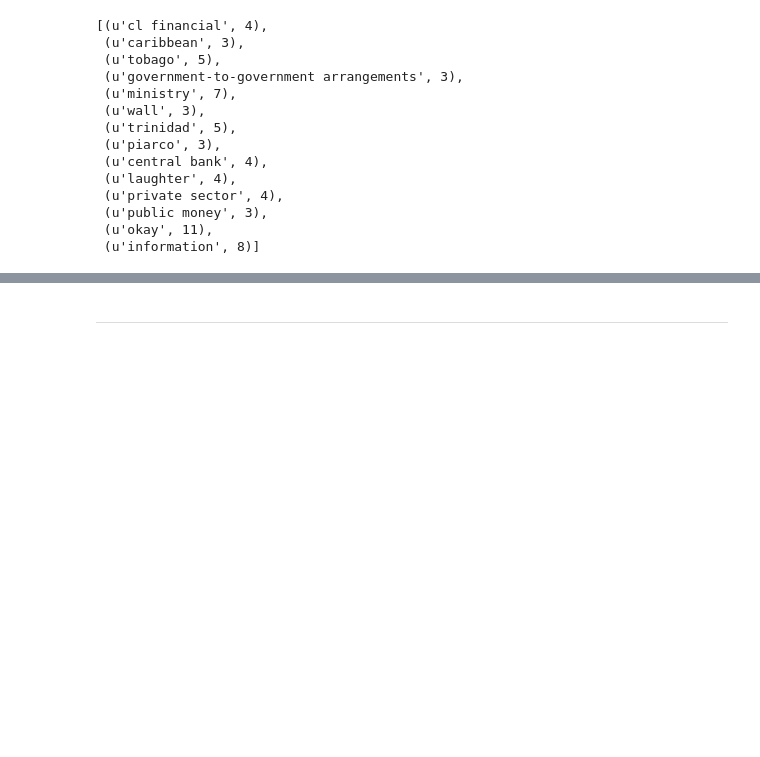
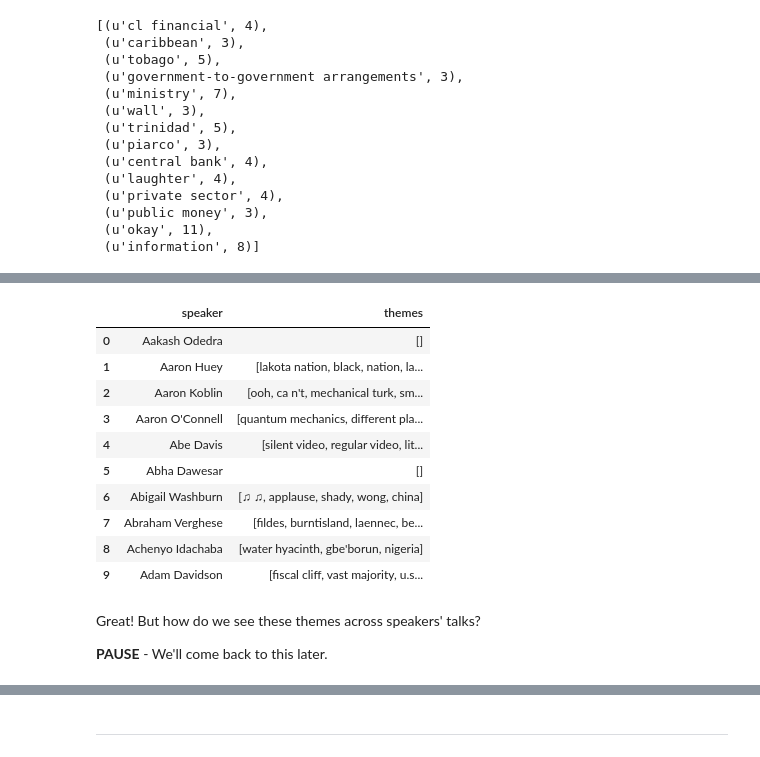
Before and after one commit to clarecorthell/nlp_workshop, a Jupyter notebook: nlp_basics_workshop.ipynb, the cells around one changed output, grey strips where cells are left out. Saved outputs shown, nothing was run; the diff lists cells and outputs as text; code cells hidden in the pictures; blank space fills up the shorter version.

```diff
--- a/nlp_basics_workshop.ipynb
+++ b/nlp_basics_workshop.ipynb
@@ -193,0 +196,3 @@ XXXXX NAME TALKS ABOUT _RANDNP_ AND _RANDNP_ IN THEIR TALK TITLED _HEADLINE_ XXX
+# %%
+# get texblobs and noun phrase counts for everything -- this takes a while
+blobs = [TextBlob(b).np_counts for b in df['transcript']]
@@ -193,0 +223,25 @@ XXXXX NAME TALKS ABOUT _RANDNP_ AND _RANDNP_ IN THEIR TALK TITLED _HEADLINE_ XXX
+# %%
+# as we did before, pull the higher incident themes
+np_themes = [[n for n in b if b[n] > 2] for b in blobs] # (list comprehension inception)
+
+# pair the speaker with their top themes
+speaker_themes = zip(df['speaker'], np_themes)
+
+speaker_themes_df = pd.DataFrame(speaker_themes, columns=['speaker','themes'])
+speaker_themes_df[:10]
+# %% [output]
+|  | speaker | themes |
+| 0 | Aakash Odedra | [] |
+| 1 | Aaron Huey | [lakota nation, black, nation, la... |
+| 2 | Aaron Koblin | [ooh, ca n't, mechanical turk, sm... |
+| 3 | Aaron O'Connell | [quantum mechanics, different pla... |
+| 4 | Abe Davis | [silent video, regular video, lit... |
+| 5 | Abha Dawesar | [] |
+| 6 | Abigail Washburn | [♫ ♫, applause, shady, wong, china] |
+| 7 | Abraham Verghese | [fildes, burntisland, laennec, be... |
+| 8 | Achenyo Idachaba | [water hyacinth, gbe'borun, nigeria] |
+| 9 | Adam Davidson | [fiscal cliff, vast majority, u.s... |
+# %% [markdown]
+Great! But how do we see these themes across speakers' talks?
+
+**PAUSE** - We'll come back to this later.
```
Also changed, not shown: parts of 59 cells of this notebook, 3 other files.
